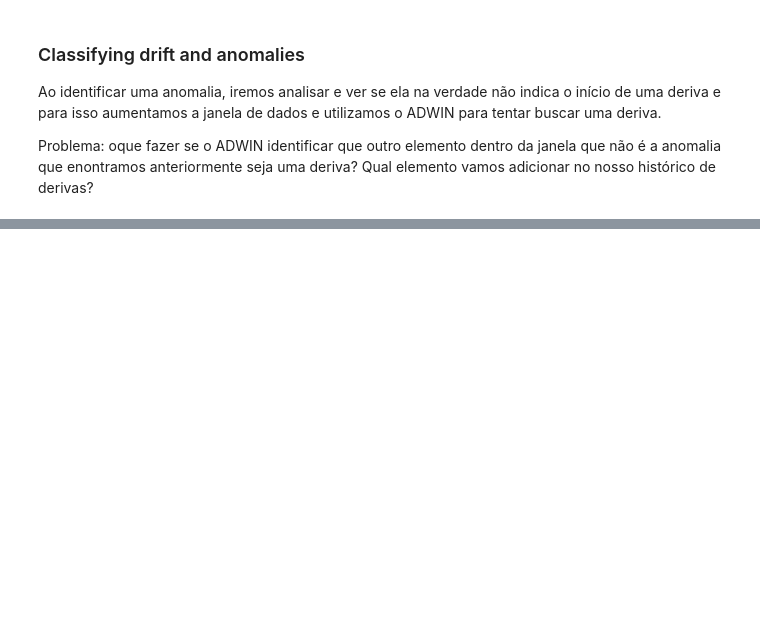
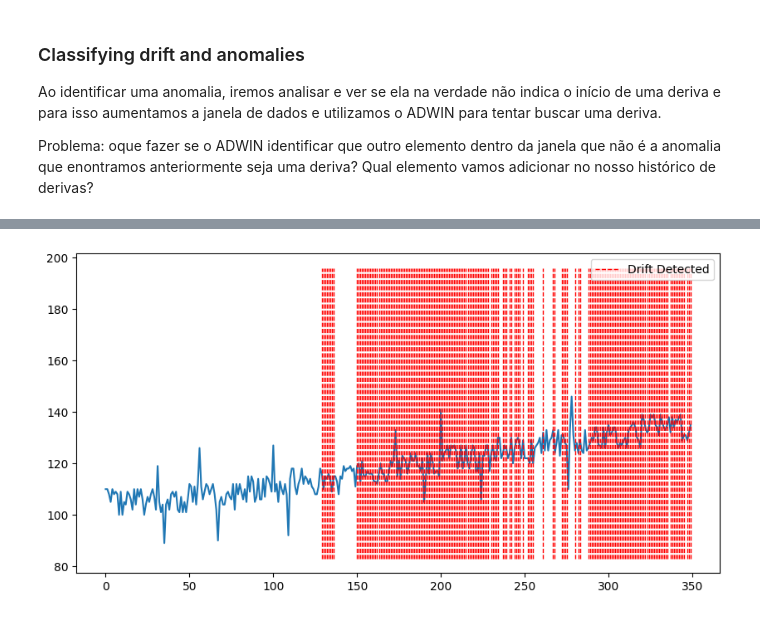
Before and after one commit to luizTavolaro/data-anomaly-and-drift-detection, a Jupyter notebook: Generate_Cold_Data.ipynb, the cells around one changed output, grey strips where cells are left out. Cells and saved outputs as stored; diff of their text form; code cells hidden in the pictures; blank space fills up the shorter version.

```diff
--- a/Generate_Cold_Data.ipynb
+++ b/Generate_Cold_Data.ipynb
@@ -456,0 +476,14 @@ for i in range(len(flat)):
+# %%
+fig, ax = plt.subplots(figsize=(10, 5))
+
+ax.plot(flat_samp)
+
+# lines = np.where(drift_hist == 1)[0]
+lines = list(drift_hist)
+ax.vlines(lines, ymin=min(flat), ymax=max(flat),
+          color='red', linestyle='--', linewidth=1, label='Drift Detected')
+
+ax.legend()
+plt.show()
+# %% [output]
+[figure, added]
```
Also changed, not shown: parts of 11 cells of this notebook.
